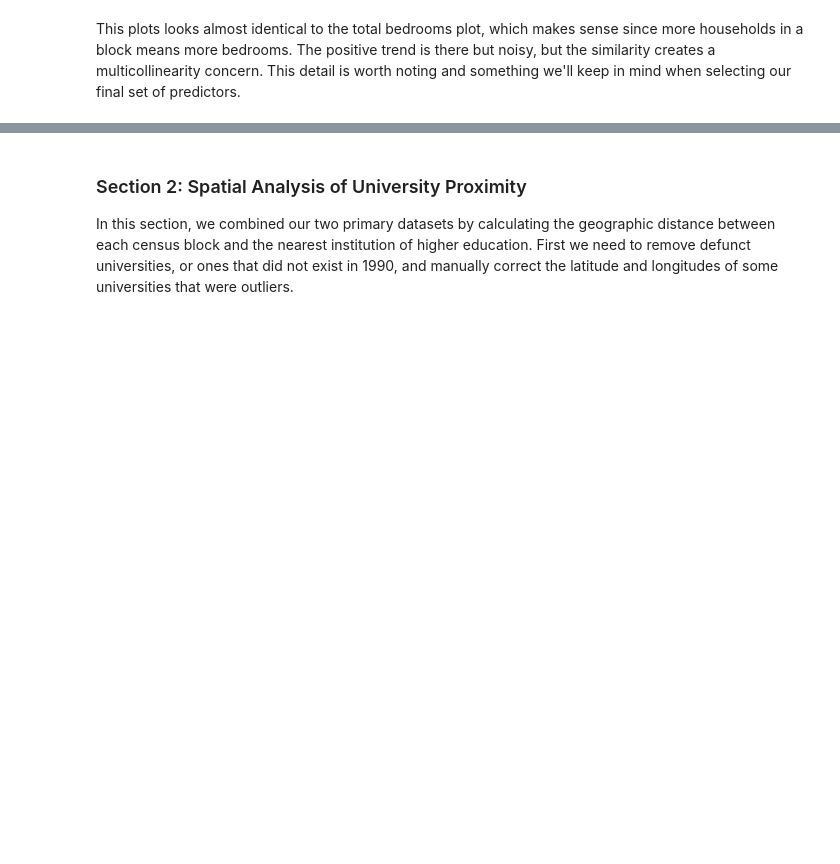
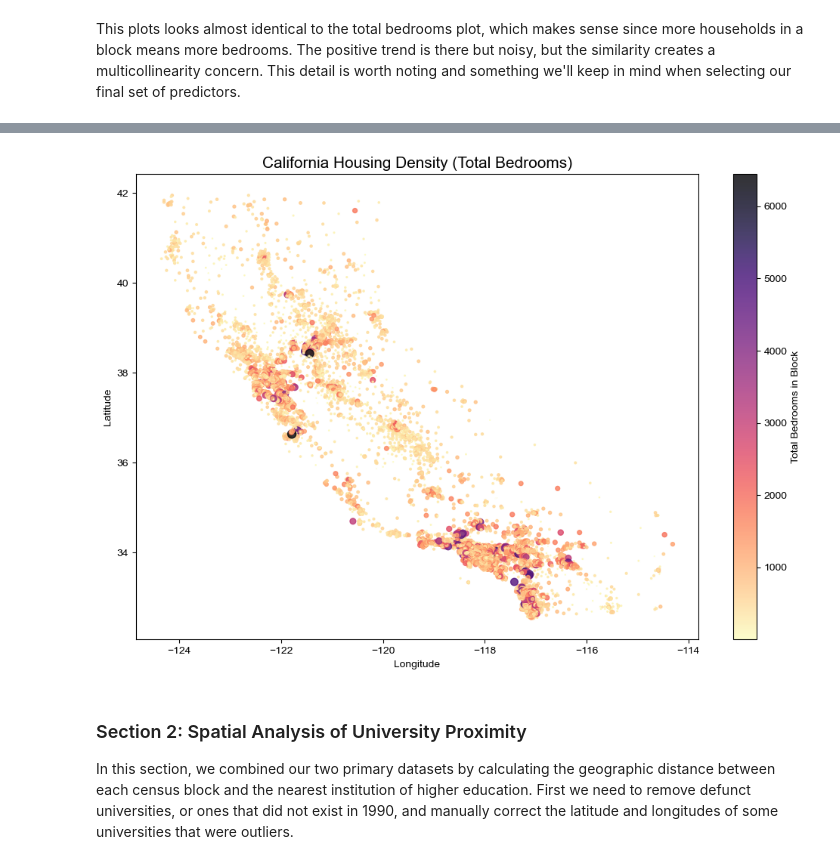
Before and after one commit to COGS108/Group091_WI26, a Jupyter notebook: 02-EDACheckpoint.ipynb, the cells around one changed output, grey strips where cells are left out. Saved outputs shown, nothing was run; the diff lists cells and outputs as text; code cells hidden in the pictures; blank space fills up the shorter version.

```diff
--- a/02-EDACheckpoint.ipynb
+++ b/02-EDACheckpoint.ipynb
@@ -485,3 +498,16 @@ This plots looks almost identical to the total bedrooms plot, which makes sense
+# %%
+plt.figure(figsize=(12, 8))
+plt.scatter(houses['Longitude'], houses['Latitude'],
+            c=houses['Tot_Bedrooms'], s=houses['Tot_Bedrooms']/100,
+            cmap='magma_r', alpha=0.8)
+plt.colorbar(label='Total Bedrooms in Block')
+plt.xlabel('Longitude')
+plt.ylabel('Latitude')
+plt.title('California Housing Density (Total Bedrooms)', fontsize=15)
+plt.style.use('seaborn-v0_8-white')
+plt.show()
+# %% [output]
+[figure, added]
 # %% [markdown]
 ### Section 2: Spatial Analysis of University Proximity
 
```
Also changed, not shown: parts of 8 cells of this notebook, 2 other files.
